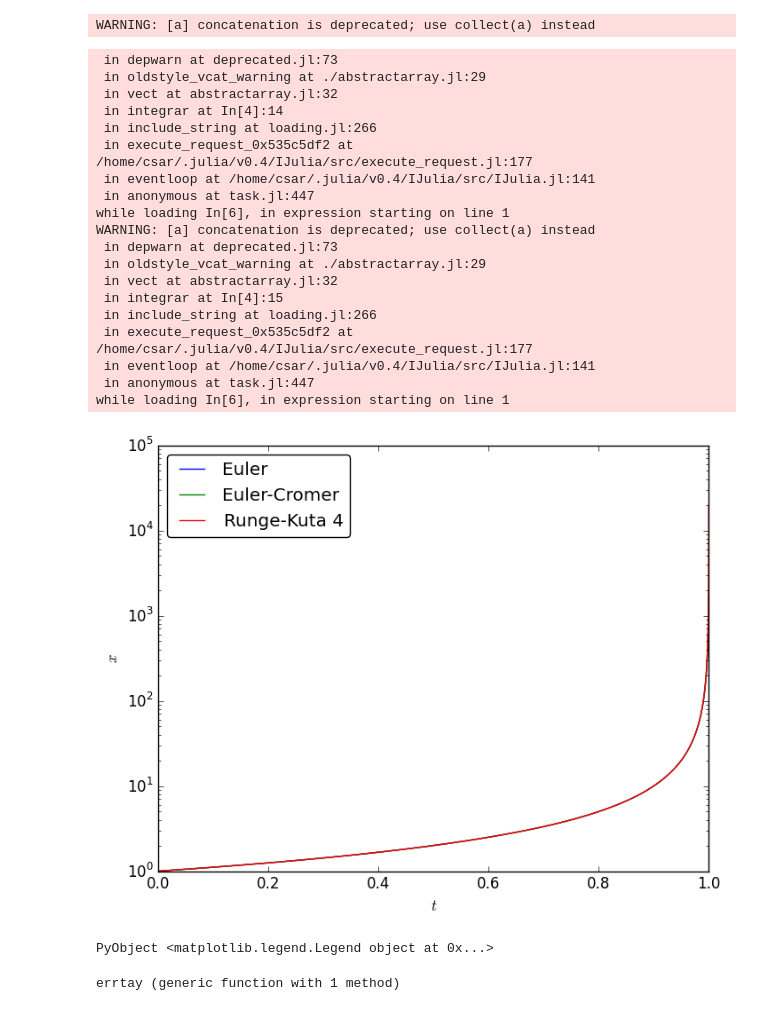
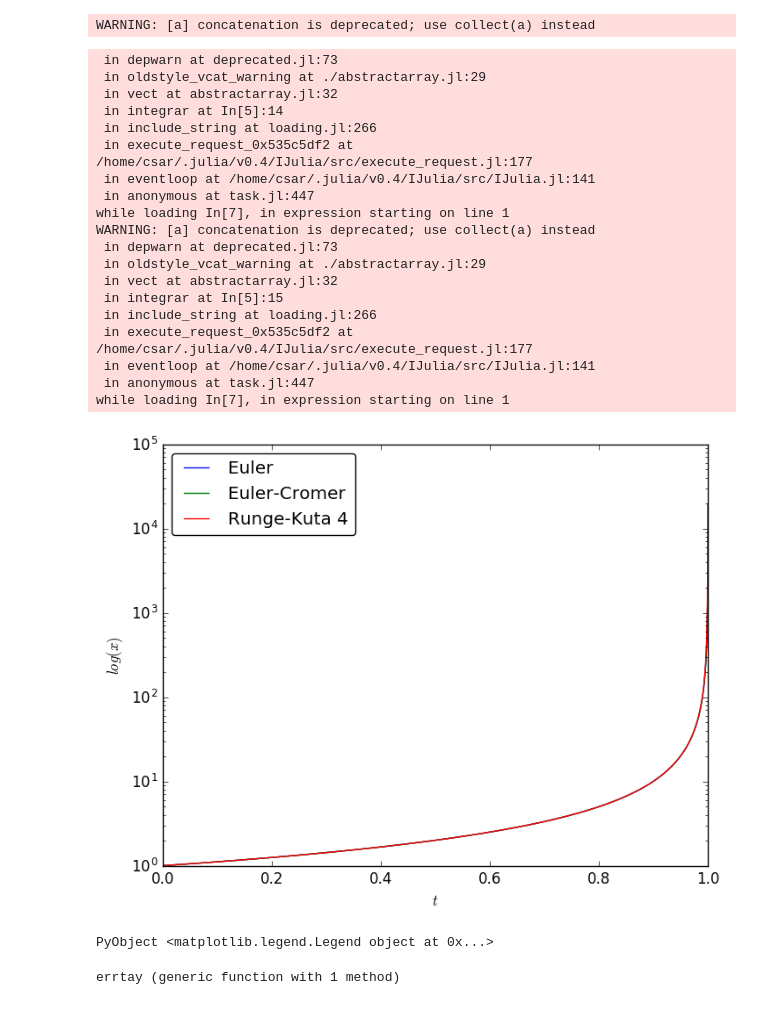
Before and after one commit to lbenet/2016-1_TemasSelectosFisComp, a Jupyter notebook: tareas/Ceboc/3-EjerciciosTaylor.ipynb, the cells around one changed output. Drawn from its saved outputs; the diff is of its cells as text; code cells hidden in the pictures.

```diff
--- a/tareas/Ceboc/3-EjerciciosTaylor.ipynb
+++ b/tareas/Ceboc/3-EjerciciosTaylor.ipynb
@@ -262,31 +266,31 @@ WARNING: [a] concatenation is deprecated; use collect(a) instead
 # %%
 plot(A1[:,1],A1[:,2],label=("Euler"));
 plot(A2[:,1],A2[:,2],label=("Euler-Cromer"));
 plot(A3[:,1],A3[:,2],label=("Runge-Kuta 4"));
 xlabel(L"t")
-ylabel(L"x")
+ylabel(L"log(x)")
 yscale("log")
 legend(loc="upper left",fancybox="true")
 # %% [output]
  in depwarn at deprecated.jl:73
  in oldstyle_vcat_warning at ./abstractarray.jl:29
  in vect at abstractarray.jl:32
- in integrar at In[4]:14
+ in integrar at In[5]:14
  in include_string at loading.jl:266
  in execute_request_0x535c5df2 at /home/csar/.julia/v0.4/IJulia/src/execute_request.jl:177
  in eventloop at /home/csar/.julia/v0.4/IJulia/src/IJulia.jl:141
  in anonymous at task.jl:447
-while loading In[6], in expression starting on line 1
+while loading In[7], in expression starting on line 1
 WARNING: [a] concatenation is deprecated; use collect(a) instead
  in depwarn at deprecated.jl:73
  in oldstyle_vcat_warning at ./abstractarray.jl:29
  in vect at abstractarray.jl:32
- in integrar at In[4]:15
+ in integrar at In[5]:15
  in include_string at loading.jl:266
  in execute_request_0x535c5df2 at /home/csar/.julia/v0.4/IJulia/src/execute_request.jl:177
  in eventloop at /home/csar/.julia/v0.4/IJulia/src/IJulia.jl:141
  in anonymous at task.jl:447
-while loading In[6], in expression starting on line 1
+while loading In[7], in expression starting on line 1
-[figure, old version]
+[figure, new version]
 PyObject <matplotlib.legend.Legend object at 0x...>
 # %%
```
Also changed, not shown: parts of 7 cells of this notebook.
